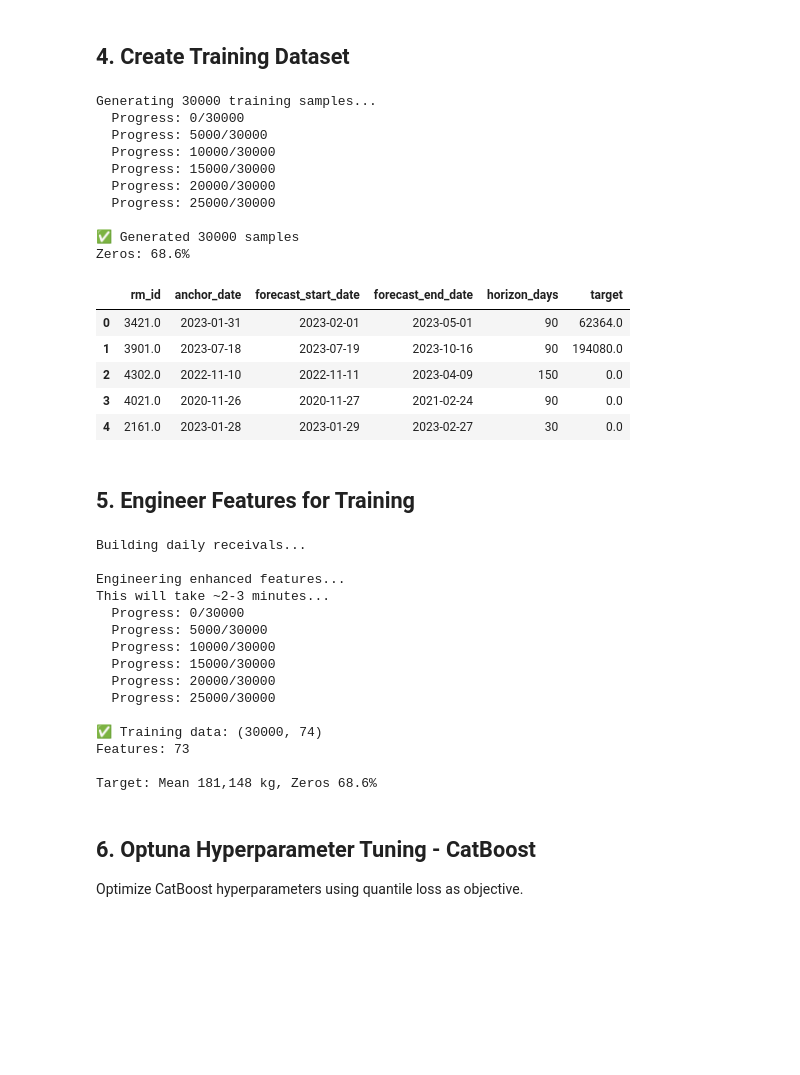
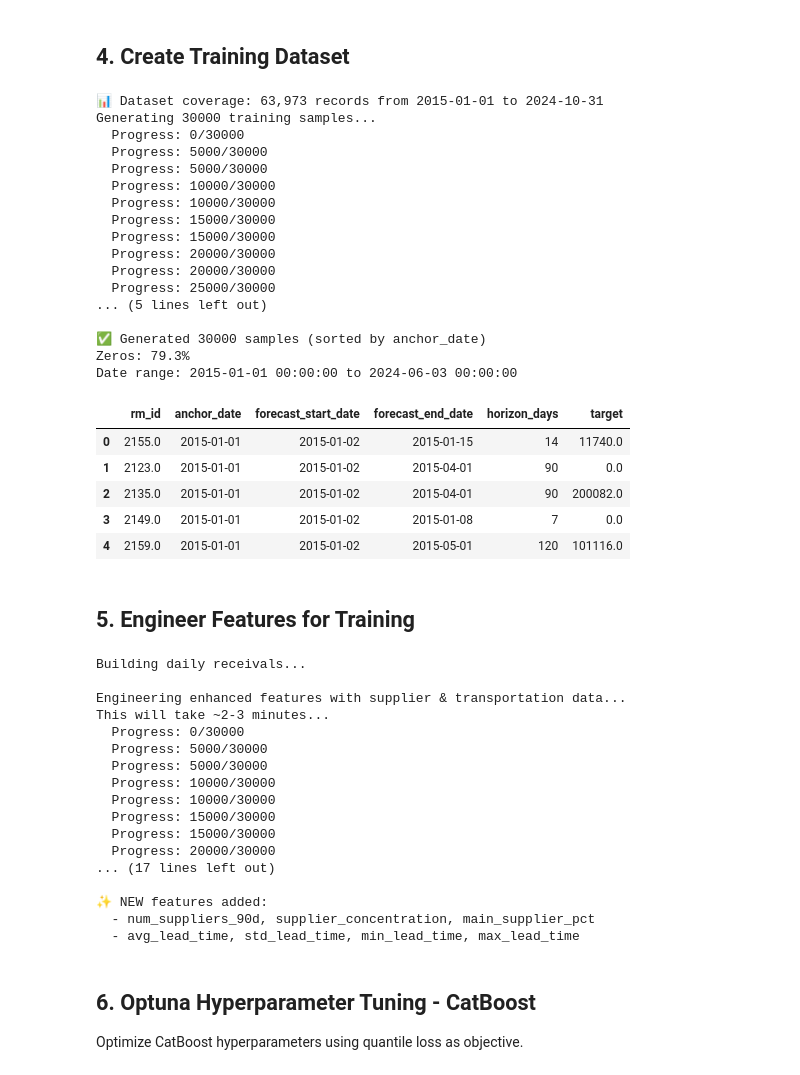
Before and after one commit to marcopros/modern-ml, a Jupyter notebook: Short_notebook_2.ipynb, the cells around one changed output. Drawn from its saved outputs; the diff is of its cells as text; code cells hidden in the pictures; blank space fills up the shorter version.

```diff
--- a/Short_notebook_2.ipynb
+++ b/Short_notebook_2.ipynb
@@ -262,18 +302,31 @@ print("✅ Enhanced feature engineering functions defined")
 def create_training_samples(
     receivals_df,
     n_samples=30000,
-    min_date='2020-01-01',
+    min_date='2015-01-01',  # ✨ CHANGED: Use 10 years instead of 5 (was 2020-01-01)
     max_date='2024-10-31',
     horizons=[7, 14, 30, 60, 90, 120, 150],
     random_state=42
 ):
-    """Create training samples from historical data."""
+    """
+    Create training samples from historical data.
+    ✨ NEW: Samples are sorted by anchor_date for time-based CV.
+
+    Date range: 2015-2024 (10 years) - balances historical patterns with recent trends
+    Dataset actually spans: 2004-2024, but using last 10 years for relevance
+    """
     np.random.seed(random_state)
 
-    train_receivals = receivals_df[
-        (receivals_df['arrival_date'] >= pd.Timestamp(min_date)) &
-        (receivals_df['arrival_date'] <= pd.Timestamp(max_date))
+    # Remove timezone for easier comparison
+    receivals_copy = receivals_df.copy()
+    if receivals_copy['arrival_date'].dt.tz is not None:
+        receivals_copy['arrival_date'] = receivals_copy['arrival_date'].dt.tz_localize(None)
+
+    train_receivals = receivals_copy[
+        (receivals_copy['arrival_date'] >= pd.Timestamp(min_date)) &
+        (receivals_copy['arrival_date'] <= pd.Timestamp(max_date))
     ].copy()
+
+    print(f"📊 Dataset coverage: {len(train_receivals):,} records from {min_date} to {max_date}")
 
     rm_ids = train_receivals['rm_id'].unique()
     max_horizon = max(horizons)
@@ -303,48 +356,60 @@ def create_training_samples(
             (train_receivals['arrival_date'] <= forecast_end)
         )
         actual_weight = train_receivals.loc[mask, 'net_weight'].sum()
 
         samples.append({
             'rm_id': rm_id,
             'anchor_date': anchor_date,
             'forecast_start_date': forecast_start,
             'forecast_end_date': forecast_end,
             'horizon_days': horizon_days,
             'target': actual_weight
         })
 
     df_samples = pd.DataFrame(samples)
-    print(f"\n✅ Generated {len(df_samples)} samples")
+
+    # ✨ NEW: Sort by anchor_date for time-based CV
+    df_samples = df_samples.sort_values('anchor_date').reset_index(drop=True)
+
+    print(f"\n✅ Generated {len(df_samples)} samples (sorted by anchor_date)")
     print(f"Zeros: {(df_samples['target'] == 0).mean():.1%}")
+    print(f"Date range: {df_samples['anchor_date'].min()} to {df_samples['anchor_date'].max()}")
 
     return df_samples
 
 train_samples = create_training_samples(receivals, random_state=RANDOM_STATE)
 train_samples.head()
 # %% [output]
+📊 Dataset coverage: 63,973 records from 2015-01-01 to 2024-10-31
 Generating 30000 training samples...
   Progress: 0/30000
   Progress: 5000/30000
+  Progress: 5000/30000
+  Progress: 10000/30000
   Progress: 10000/30000
   Progress: 15000/30000
+  Progress: 15000/30000
+  Progress: 20000/30000
   Progress: 20000/30000
   Progress: 25000/30000
+... (5 lines left out)
 
-✅ Generated 30000 samples
-Zeros: 68.6%
+✅ Generated 30000 samples (sorted by anchor_date)
+Zeros: 79.3%
+Date range: 2015-01-01 00:00:00 to 2024-06-03 00:00:00
 |  | rm_id | anchor_date | forecast_start_date | forecast_end_date | horizon_days | target |
-| 0 | 3421.0 | 2023-01-31 | 2023-02-01 | 2023-05-01 | 90 | 62364.0 |
-| 1 | 3901.0 | 2023-07-18 | 2023-07-19 | 2023-10-16 | 90 | 194080.0 |
-| 2 | 4302.0 | 2022-11-10 | 2022-11-11 | 2023-04-09 | 150 | 0.0 |
-| 3 | 4021.0 | 2020-11-26 | 2020-11-27 | 2021-02-24 | 90 | 0.0 |
-| 4 | 2161.0 | 2023-01-28 | 2023-01-29 | 2023-02-27 | 30 | 0.0 |
+| 0 | 2155.0 | 2015-01-01 | 2015-01-02 | 2015-01-15 | 14 | 11740.0 |
+| 1 | 2123.0 | 2015-01-01 | 2015-01-02 | 2015-04-01 | 90 | 0.0 |
+| 2 | 2135.0 | 2015-01-01 | 2015-01-02 | 2015-04-01 | 90 | 200082.0 |
+| 3 | 2149.0 | 2015-01-01 | 2015-01-02 | 2015-01-08 | 7 | 0.0 |
+| 4 | 2159.0 | 2015-01-01 | 2015-01-02 | 2015-05-01 | 120 | 101116.0 |
 # %% [markdown]
 ## 5. Engineer Features for Training
 # %%
 print("Building daily receivals...")
 daily_receivals = build_daily_receivals(receivals)
 
-print("\nEngineering enhanced features...")
+print("\nEngineering enhanced features with supplier & transportation data...")
 print("This will take ~2-3 minutes...")
 
 train_features_list = []
@@ -357,7 +422,8 @@ for idx, sample in train_samples.iterrows():
         daily_receivals,
         purchase_orders,
         receivals,
-        materials
+        materials,
+        transportation  # ✨ NEW: pass transportation data
     )
     features['target'] = sample['target']
     train_features_list.append(features)
@@ -373,22 +439,27 @@ X_train = train_data.drop(columns=['target'])
 y_train = train_data['target']
 
 print(f"\nTarget: Mean {y_train.mean():,.0f} kg, Zeros {(y_train==0).mean():.1%}")
+print(f"\n✨ NEW features added:")
+print(f"  - num_suppliers_90d, supplier_concentration, main_supplier_pct")
+print(f"  - avg_lead_time, std_lead_time, min_lead_time, max_lead_time")
 # %% [output]
 Building daily receivals...
 
-Engineering enhanced features...
+Engineering enhanced features with supplier & transportation data...
 This will take ~2-3 minutes...
   Progress: 0/30000
   Progress: 5000/30000
+  Progress: 5000/30000
+  Progress: 10000/30000
   Progress: 10000/30000
   Progress: 15000/30000
+  Progress: 15000/30000
   Progress: 20000/30000
-  Progress: 25000/30000
+... (17 lines left out)
 
-✅ Training data: (30000, 74)
-Features: 73
-
-Target: Mean 181,148 kg, Zeros 68.6%
+✨ NEW features added:
+  - num_suppliers_90d, supplier_concentration, main_supplier_pct
+  - avg_lead_time, std_lead_time, min_lead_time, max_lead_time
 # %% [markdown]
 ## 6. Optuna Hyperparameter Tuning - CatBoost
 
```
Also changed, not shown: parts of 19 cells of this notebook, 15 other files.
